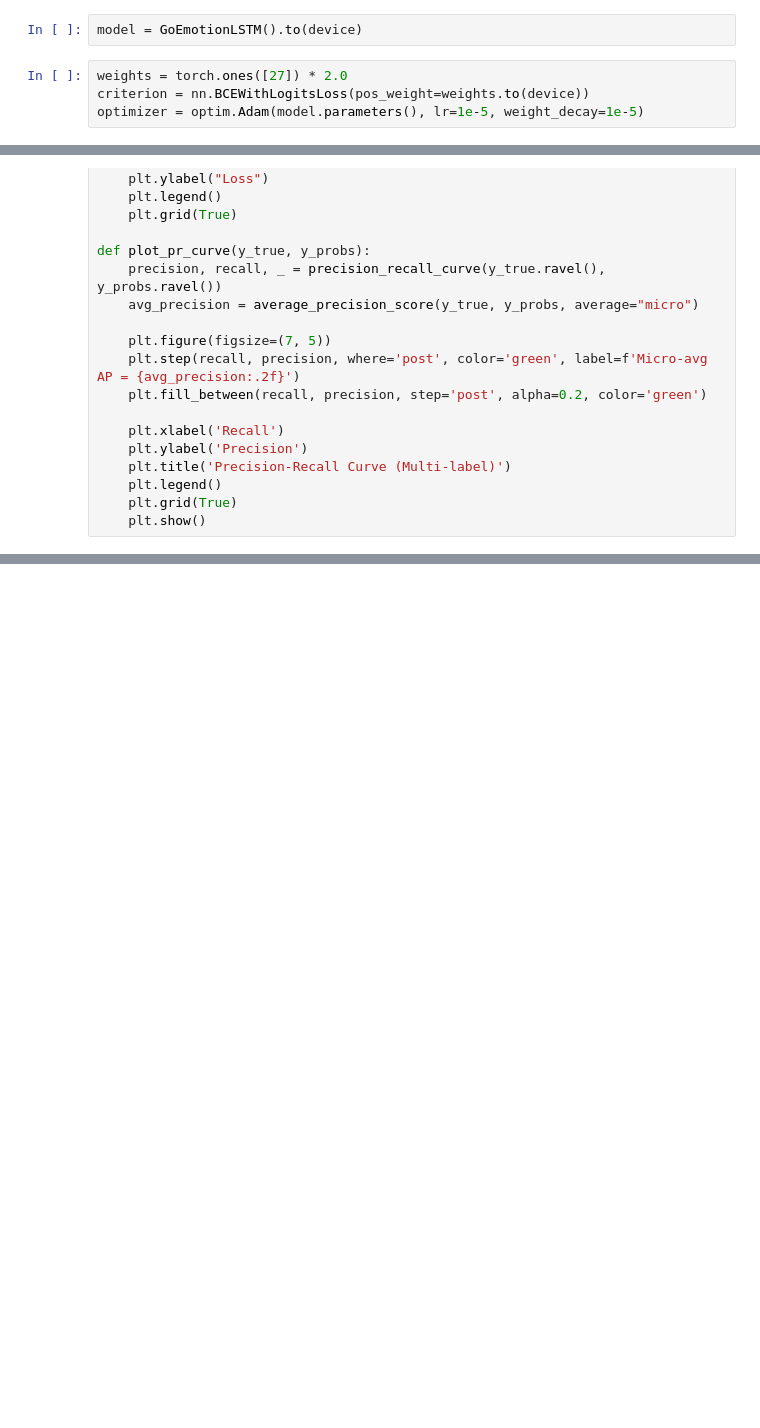
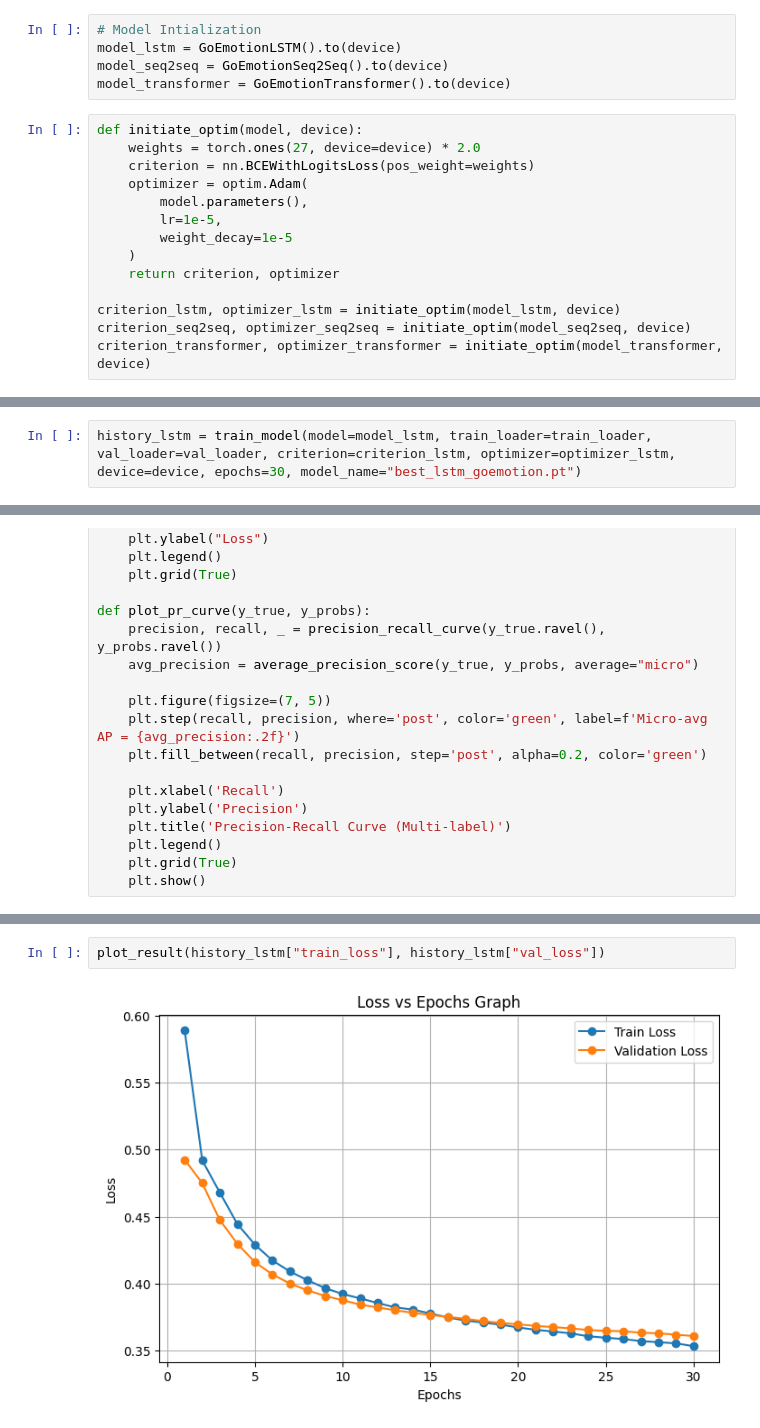
Before and after one commit to Rooneyish/GoEmotion_Classification, a Jupyter notebook: Go_Emotion_Classification.ipynb, the cells around one changed output, grey strips where cells are left out. Cells and saved outputs as stored; diff of their text form; blank space fills up the shorter version.

Commit message:
Organizing document and Adding Model Inferencing feature

```diff
--- a/Go_Emotion_Classification.ipynb
+++ b/Go_Emotion_Classification.ipynb
@@ -407,6 +493,19 @@ class GoEmotionLSTM(nn.Module):
 # %%
-model = GoEmotionLSTM().to(device)
+# Model Intialization
+model_lstm = GoEmotionLSTM().to(device)
+model_seq2seq = GoEmotionSeq2Seq().to(device)
+model_transformer = GoEmotionTransformer().to(device)
 # %%
-weights = torch.ones([27]) * 2.0
-criterion = nn.BCEWithLogitsLoss(pos_weight=weights.to(device))
-optimizer = optim.Adam(model.parameters(), lr=1e-5, weight_decay=1e-5)
+def initiate_optim(model, device):
+    weights = torch.ones(27, device=device) * 2.0
+    criterion = nn.BCEWithLogitsLoss(pos_weight=weights)
+    optimizer = optim.Adam(
+        model.parameters(),
+        lr=1e-5,
+        weight_decay=1e-5
+    )
+    return criterion, optimizer
+
+criterion_lstm, optimizer_lstm = initiate_optim(model_lstm, device)
+criterion_seq2seq, optimizer_seq2seq = initiate_optim(model_seq2seq, device)
+criterion_transformer, optimizer_transformer = initiate_optim(model_transformer, device)
@@ -412,0 +600,2 @@ optimizer = optim.Adam(model.parameters(), lr=1e-5, weight_decay=1e-5)
+# %%
+history_lstm = train_model(model=model_lstm, train_loader=train_loader, val_loader=val_loader, criterion=criterion_lstm, optimizer=optimizer_lstm, device=device, epochs=30, model_name="best_lstm_goemotion.pt")
@@ -983,0 +688,4 @@ Classification Report for Seq2Seq:
+# %%
+plot_result(history_lstm["train_loss"], history_lstm["val_loss"])
+# %% [output]
+[figure, added]
```
Also changed, not shown: parts of 31 cells of this notebook.
